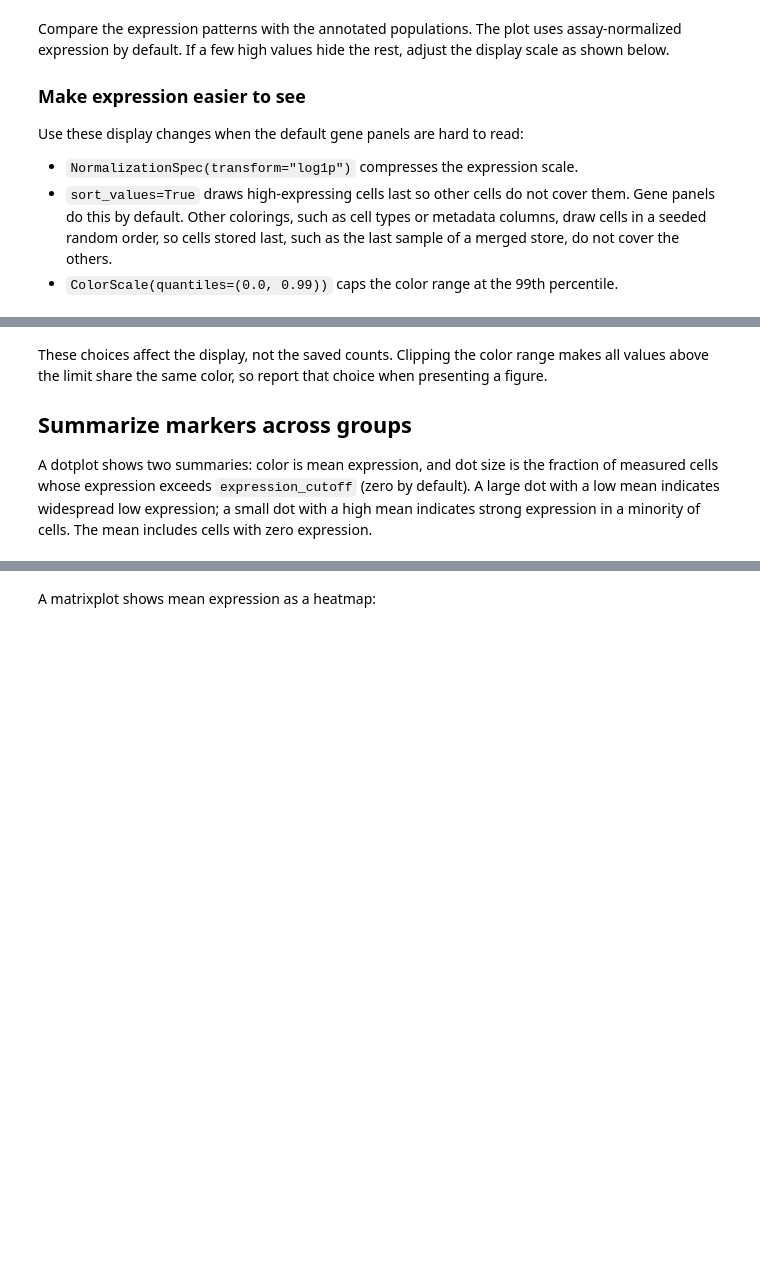
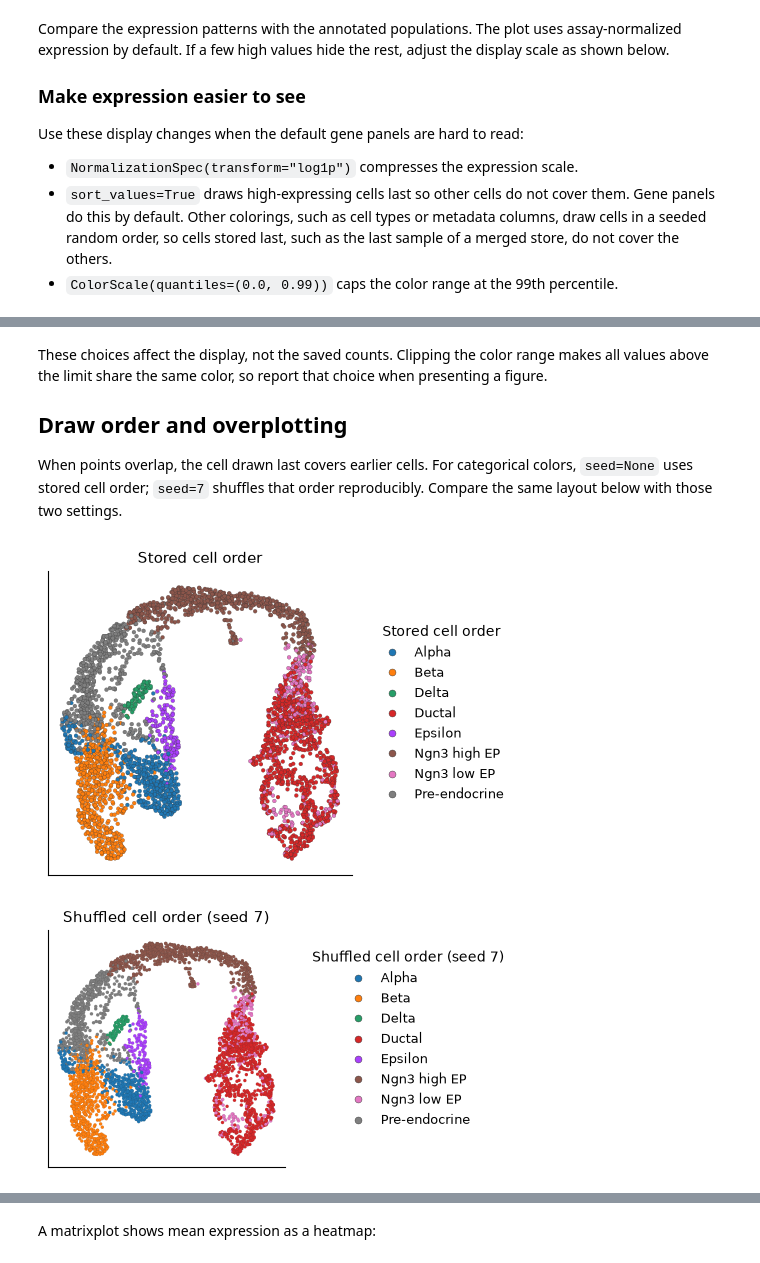
Before and after one commit to NygenAnalytics/CyteArc, a Jupyter notebook: docs/source/tutorials/plotting.ipynb, the cells around one changed output, grey strips where cells are left out. Drawn from its saved outputs; the diff is of its cells as text; code cells hidden in the pictures; blank space fills up the shorter version.

```diff
--- a/docs/source/tutorials/plotting.ipynb
+++ b/docs/source/tutorials/plotting.ipynb
@@ -113,9 +113,25 @@ Started: 2026-10-22T10:22:38.165122Z | Wall time: 0.633 s
 These choices affect the display, not the saved counts. Clipping the color range makes all values
 above the limit share the same color, so report that choice when presenting a figure.
 
-## Summarize markers across groups
+## Draw order and overplotting
 
-A dotplot shows two summaries: color is mean expression, and dot size is the fraction of measured
-cells whose expression exceeds `expression_cutoff` (zero by default). A large dot with a low
-mean indicates widespread low expression; a small dot with a high mean indicates strong
-expression in a minority of cells. The mean includes cells with zero expression.
+When points overlap, the cell drawn last covers earlier cells. For categorical colors,
+`seed=None` uses stored cell order; `seed=7` shuffles that order reproducibly. Compare the same
+layout below with those two settings.
+# %%
+# Draw cells in their stored order.
+ds.plots.embedding(
+    layout=layout,
+    color_by=splt.CellField("clusters", label="Stored cell order"),
+    seed=None,
+)
+
+# Shuffle the drawing order with a fixed seed.
+ds.plots.embedding(
+    layout=layout,
+    color_by=splt.CellField("clusters", label="Shuffled cell order (seed 7)"),
+    seed=7,
+)
+# %% [output]
+[figure, added]
+[figure, added]
```
Also changed, not shown: parts of 20 cells of this notebook, 16 other files.
